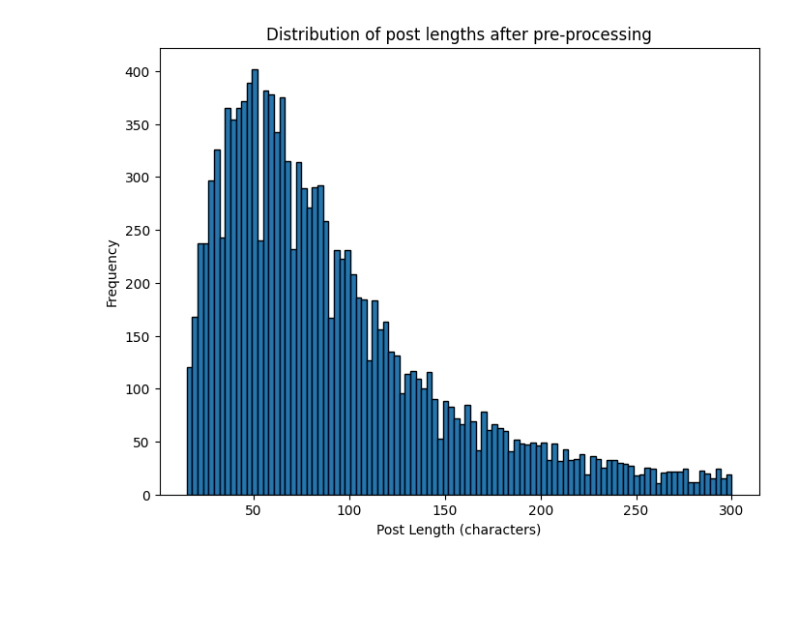
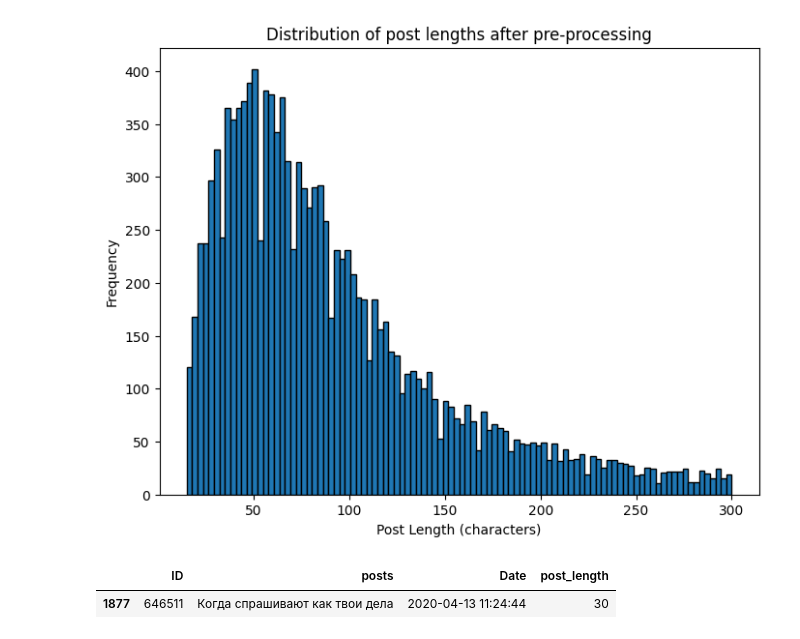
Before and after one commit to Lena9999/problem-extractor, a Jupyter notebook: research.ipynb, the cells around one changed output. Cells and saved outputs as stored; diff of their text form; code cells hidden in the pictures; blank space fills up the shorter version.

```diff
--- a/research.ipynb
+++ b/research.ipynb
@@ -40,6 +61,6 @@ The class allows for a customizable preprocessing pipeline by specifying which s
 # %%
 path_to_data = os.getcwd() + "/dataset/dataset.csv"
-data = pd.read_csv(path_to_data, header=None, names=["posts"])
+data = pd.read_csv(path_to_data, header=None, names=['ID', 'posts', 'Date'])
 
 data_size = len(data)
 print(print(f"Dataset size befor preprocessing: {data_size}"))
@@ -82,3 +104,9 @@ plt.ylabel('Frequency')
 # %% [output]
 Text(0, 0.5, 'Frequency')
 [figure]
+# %%
+# an example of what one element of the dataset looks like (I tried to choose a neutral post)
+processed_data.iloc[500:501]
+# %% [output]
+|  | ID | posts | Date | post_length |
+| 1877 | 646511 | Когда спрашивают как твои дела | 2020-04-13 11:24:44 | 30 |
```
Also changed, not shown: parts of 8 cells of this notebook.
